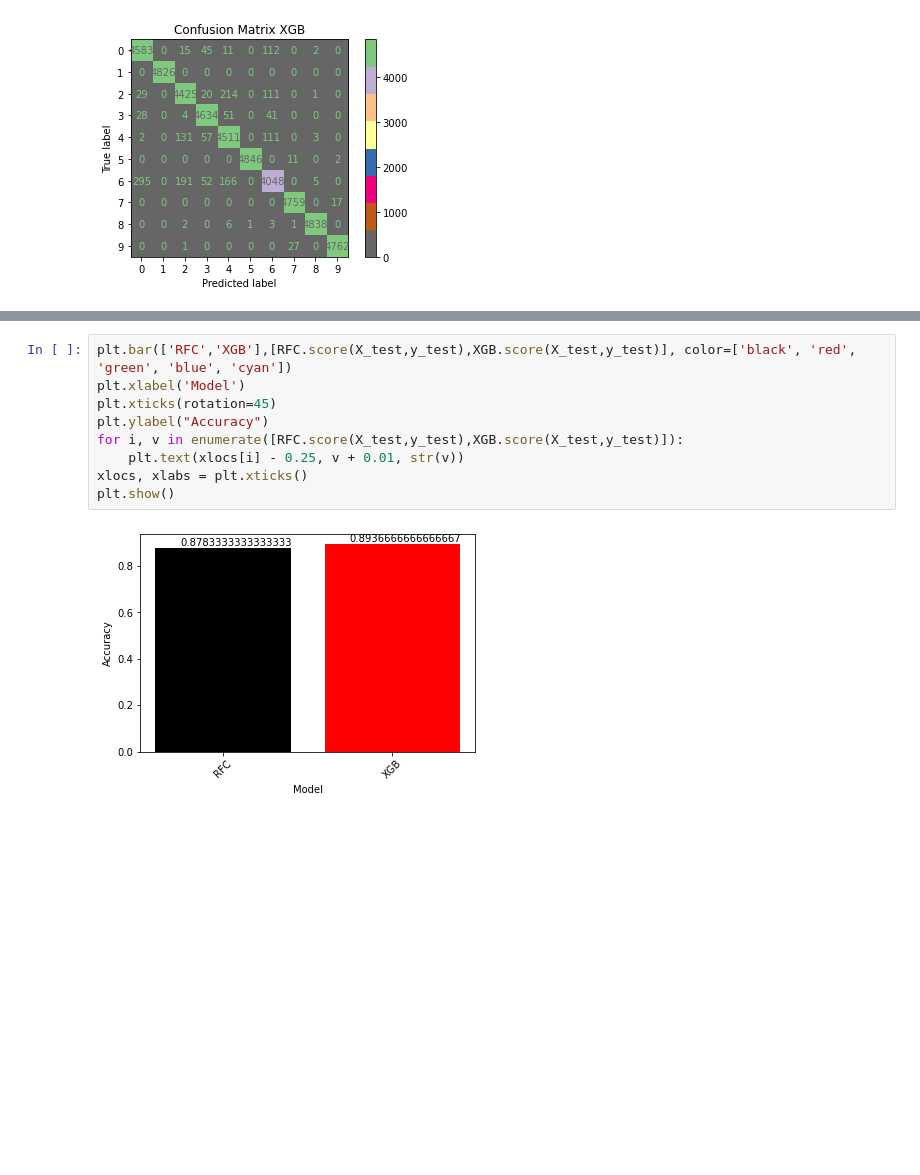
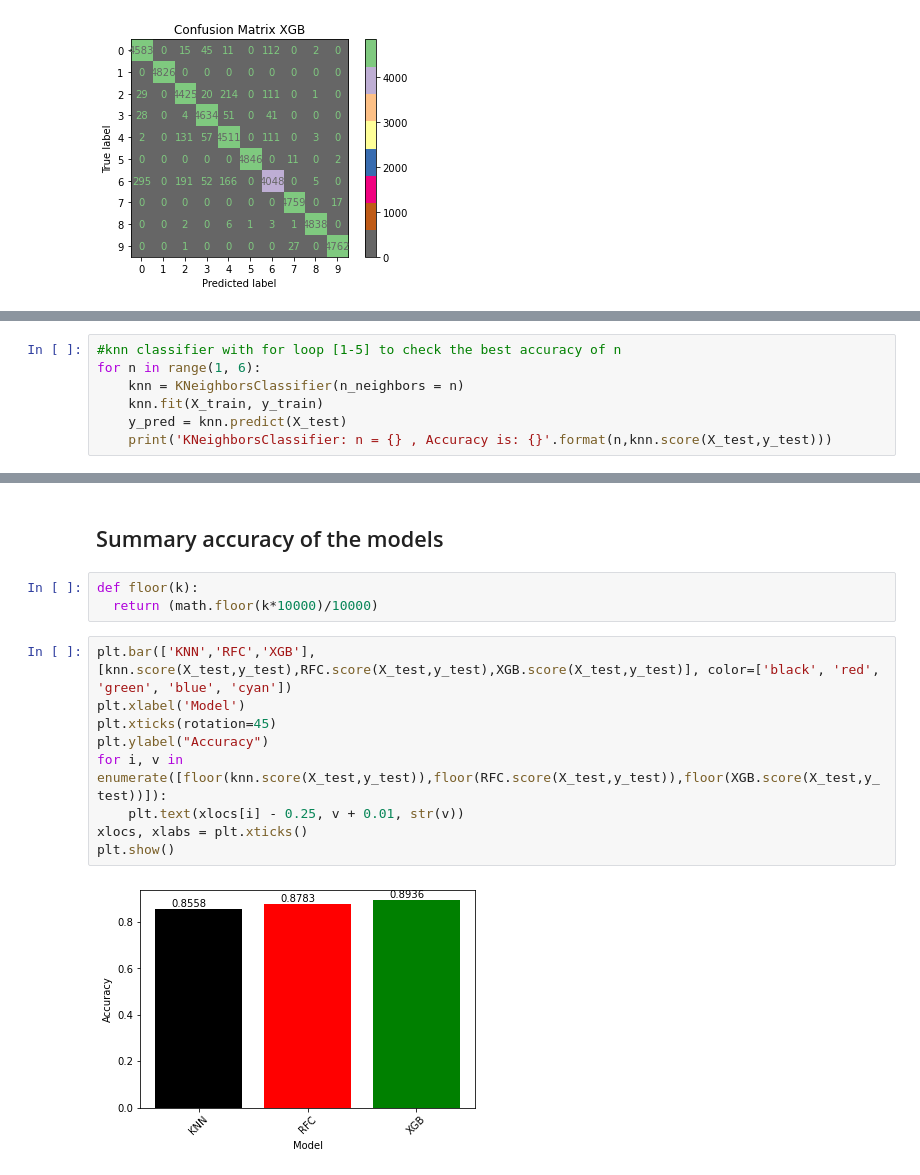
Before and after one commit to GalKoaz/Data-visualization, a Jupyter notebook: Fashion-Mnist.ipynb, the cells around one changed output, grey strips where cells are left out. Saved outputs shown, nothing was run; the diff lists cells and outputs as text; blank space fills up the shorter version.

Commit message:
Summary accuracy of the models

```diff
--- a/Fashion-Mnist.ipynb
+++ b/Fashion-Mnist.ipynb
@@ -197,0 +219,7 @@ plt.show()
+# %%
+#knn classifier with for loop [1-5] to check the best accuracy of n
+for n in range(1, 6):
+    knn = KNeighborsClassifier(n_neighbors = n)
+    knn.fit(X_train, y_train)
+    y_pred = knn.predict(X_test)
+    print('KNeighborsClassifier: n = {} , Accuracy is: {}'.format(n,knn.score(X_test,y_test)))
@@ -198,11 +260,16 @@ plt.show()
+# %% [markdown]
+## Summary  accuracy of the models
+# %%
+def floor(k):
+  return (math.floor(k*10000)/10000)
 # %%
-plt.bar(['RFC','XGB'],[RFC.score(X_test,y_test),XGB.score(X_test,y_test)], color=['black', 'red', 'green', 'blue', 'cyan'])
+plt.bar(['KNN','RFC','XGB'],[knn.score(X_test,y_test),RFC.score(X_test,y_test),XGB.score(X_test,y_test)], color=['black', 'red', 'green', 'blue', 'cyan'])
 plt.xlabel('Model')
 plt.xticks(rotation=45)
 plt.ylabel("Accuracy")
-for i, v in enumerate([RFC.score(X_test,y_test),XGB.score(X_test,y_test)]):
+for i, v in enumerate([floor(knn.score(X_test,y_test)),floor(RFC.score(X_test,y_test)),floor(XGB.score(X_test,y_test))]):
     plt.text(xlocs[i] - 0.25, v + 0.01, str(v))
 xlocs, xlabs = plt.xticks()
 plt.show()
 # %% [output]
-[figure, old version]
+[figure, new version]
```
Also changed, not shown: parts of 15 cells of this notebook.
